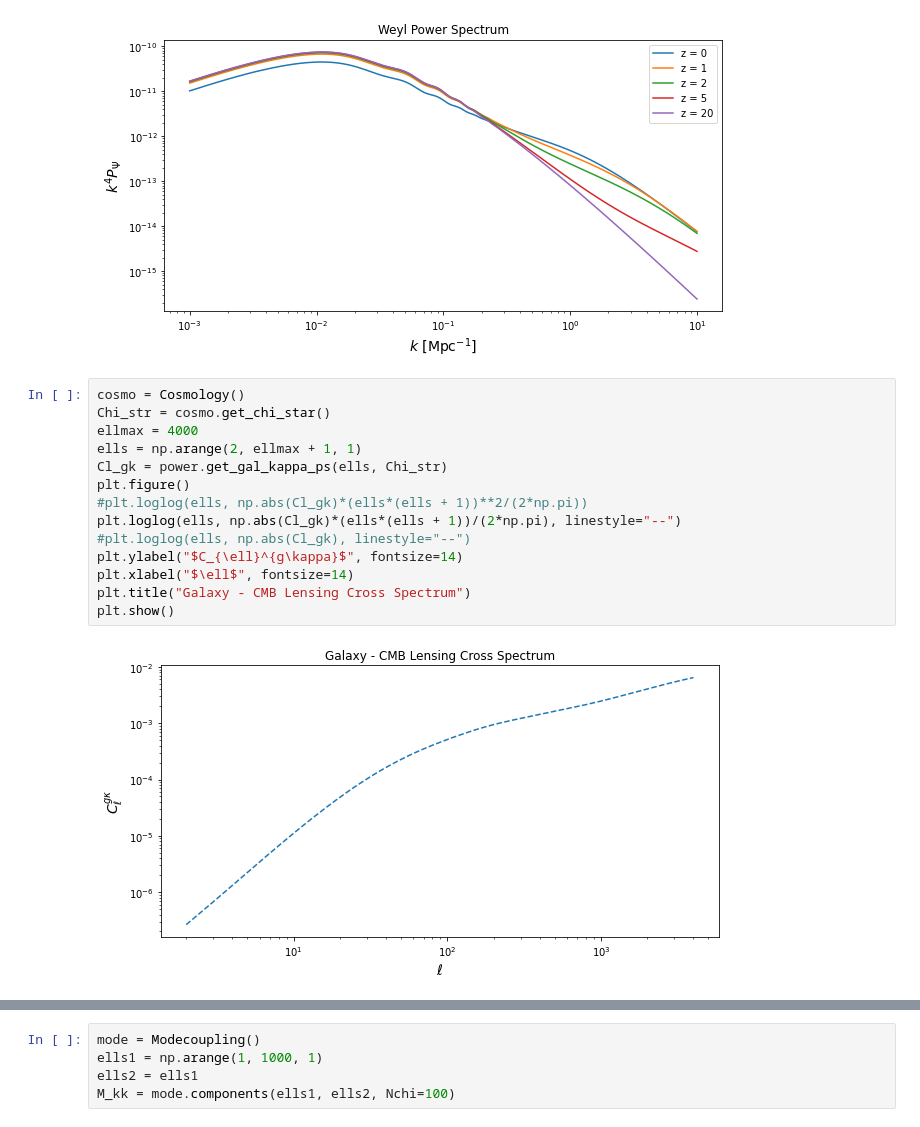
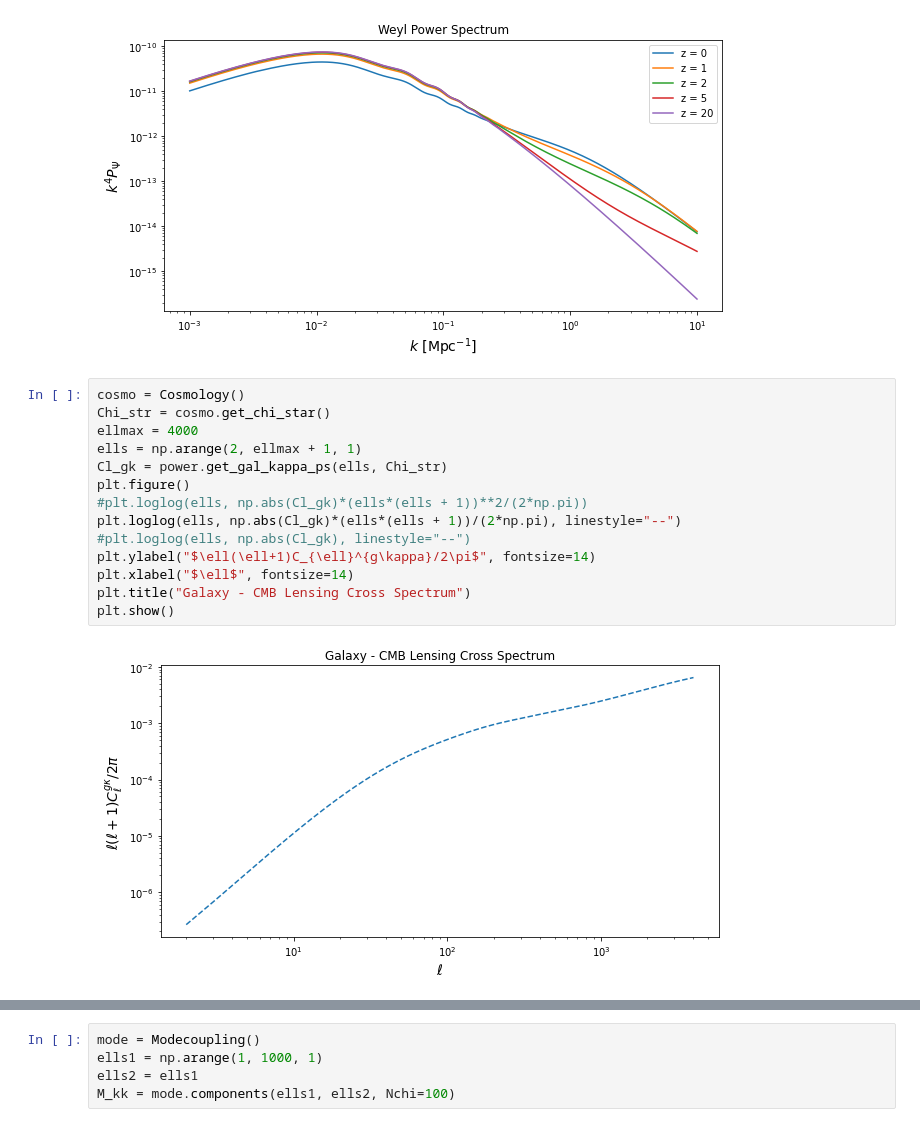
Before and after one commit to mfrobertson/omegaQE, a Jupyter notebook: kkomega/LSS.ipynb, the cells around one changed output, grey strips where cells are left out. Drawn from its saved outputs; the diff is of its cells as text.

```diff
--- a/kkomega/LSS.ipynb
+++ b/kkomega/LSS.ipynb
@@ -61,17 +77,17 @@ plt.show()
 # %%
 cosmo = Cosmology()
 Chi_str = cosmo.get_chi_star()
 ellmax = 4000
 ells = np.arange(2, ellmax + 1, 1)
 Cl_gk = power.get_gal_kappa_ps(ells, Chi_str)
 plt.figure()
 #plt.loglog(ells, np.abs(Cl_gk)*(ells*(ells + 1))**2/(2*np.pi))
 plt.loglog(ells, np.abs(Cl_gk)*(ells*(ells + 1))/(2*np.pi), linestyle="--")
 #plt.loglog(ells, np.abs(Cl_gk), linestyle="--")
-plt.ylabel("$C_{\ell}^{g\kappa}$", fontsize=14)
+plt.ylabel("$\ell(\ell+1)C_{\ell}^{g\kappa}/2\pi$", fontsize=14)
 plt.xlabel("$\ell$", fontsize=14)
 plt.title("Galaxy - CMB Lensing Cross Spectrum")
 plt.show()
 # %% [output]
-[figure, old version]
+[figure, new version]
 # %%
```
Also changed, not shown: parts of 18 cells of this notebook, 2 other files.
